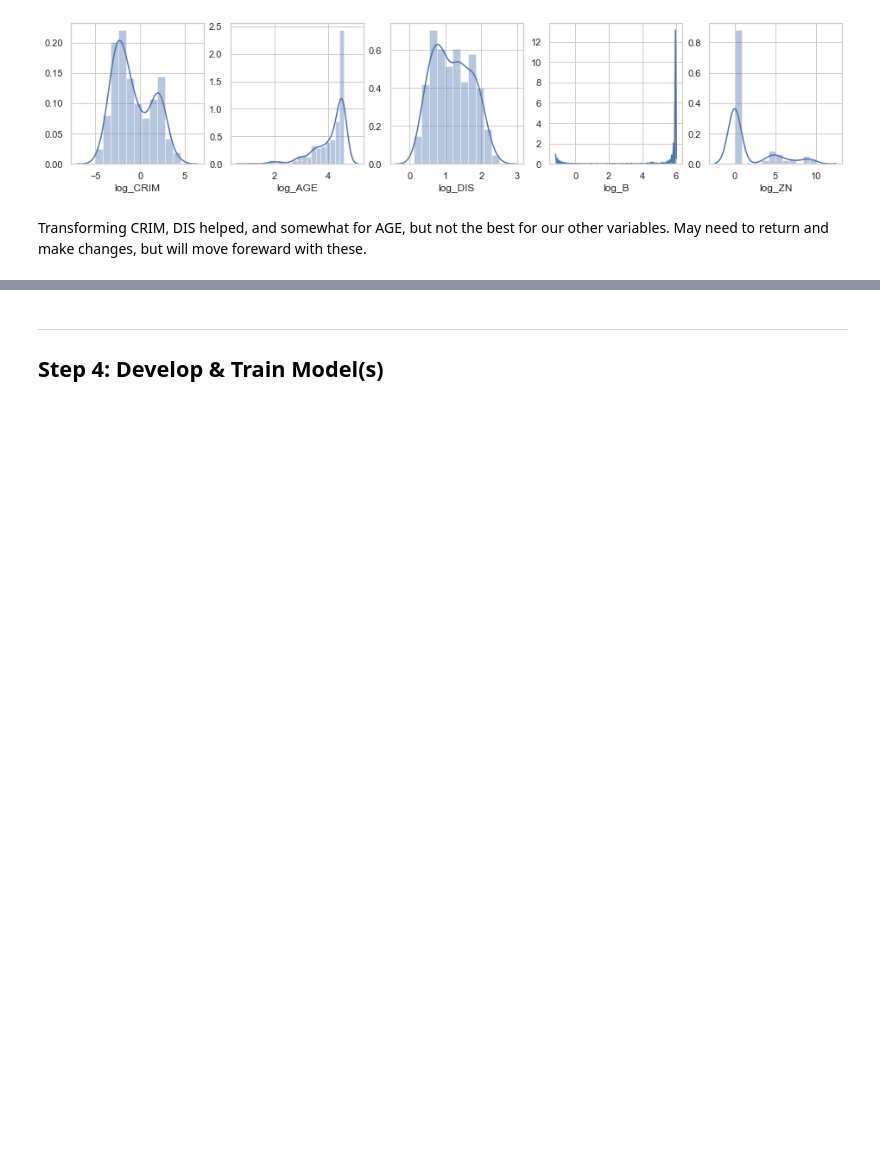
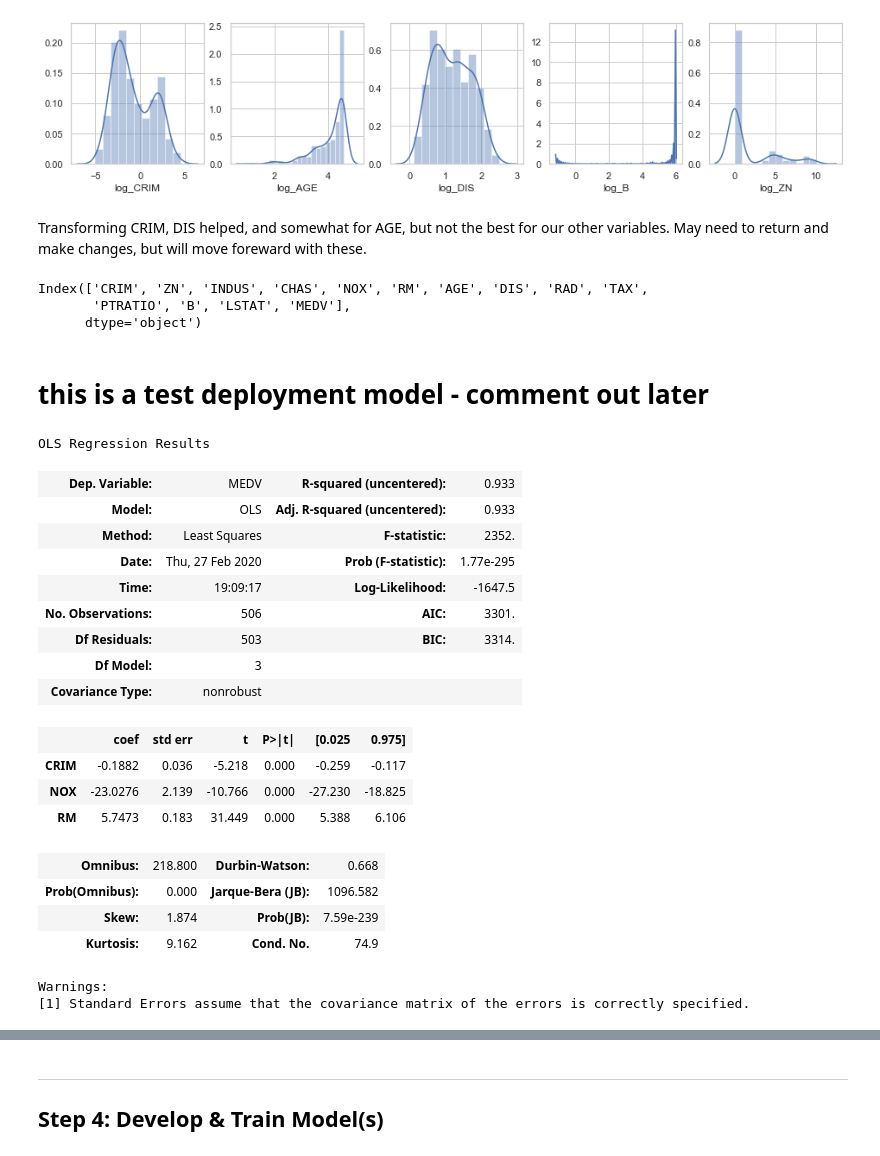
Before and after one commit to radleap/Application-Boston-Housing-Value-Prediction, a Jupyter notebook: Boston Housing Investigation.ipynb, the cells around one changed output, grey strips where cells are left out. Drawn from its saved outputs; the diff is of its cells as text; code cells hidden in the pictures; blank space fills up the shorter version.

```diff
--- a/Boston Housing Investigation.ipynb
+++ b/Boston Housing Investigation.ipynb
@@ -286,3 +286,42 @@ for xcol, ax in zip(['log_CRIM','log_AGE','log_DIS','log_B','log_ZN'], axes):
 [figure]
 # %% [markdown]
 Transforming CRIM, DIS helped, and somewhat for AGE, but not the best for our other variables. May need to return and make changes, but will move foreward with these.
+# %%
+df.columns
+# %% [output]
+Index(['CRIM', 'ZN', 'INDUS', 'CHAS', 'NOX', 'RM', 'AGE', 'DIS', 'RAD', 'TAX',
+       'PTRATIO', 'B', 'LSTAT', 'MEDV'],
+      dtype='object')
+# %% [markdown]
+# this is a test deployment model - comment out later
+# %%
+
+y = df[['MEDV']]
+X = df[['CRIM','NOX','RM']]
+
+import statsmodels.api as sm
+from statsmodels.formula.api import ols
+
+test_deployment_model = sm.OLS(y, X).fit()
+test_deployment_model.summary()
+# %% [output]
+OLS Regression Results
+| Dep. Variable: | MEDV | R-squared (uncentered): | 0.933 |
+| Model: | OLS | Adj. R-squared (uncentered): | 0.933 |
+| Method: | Least Squares | F-statistic: | 2352. |
+| Date: | Thu, 27 Feb 2020 | Prob (F-statistic): | 1.77e-295 |
+| Time: | 19:09:17 | Log-Likelihood: | -1647.5 |
+| No. Observations: | 506 | AIC: | 3301. |
+| Df Residuals: | 503 | BIC: | 3314. |
+| Df Model: | 3 |  |  |
+| Covariance Type: | nonrobust |  |  |
+|  | coef | std err | t | P>|t| | [0.025 | 0.975] |
+| CRIM | -0.1882 | 0.036 | -5.218 | 0.000 | -0.259 | -0.117 |
+| NOX | -23.0276 | 2.139 | -10.766 | 0.000 | -27.230 | -18.825 |
+| RM | 5.7473 | 0.183 | 31.449 | 0.000 | 5.388 | 6.106 |
+| Omnibus: | 218.800 | Durbin-Watson: | 0.668 |
+| Prob(Omnibus): | 0.000 | Jarque-Bera (JB): | 1096.582 |
+| Skew: | 1.874 | Prob(JB): | 7.59e-239 |
+| Kurtosis: | 9.162 | Cond. No. | 74.9 |
+Warnings:
+[1] Standard Errors assume that the covariance matrix of the errors is correctly specified.
```
Also changed, not shown: parts of 27 cells of this notebook, 6 other files.
